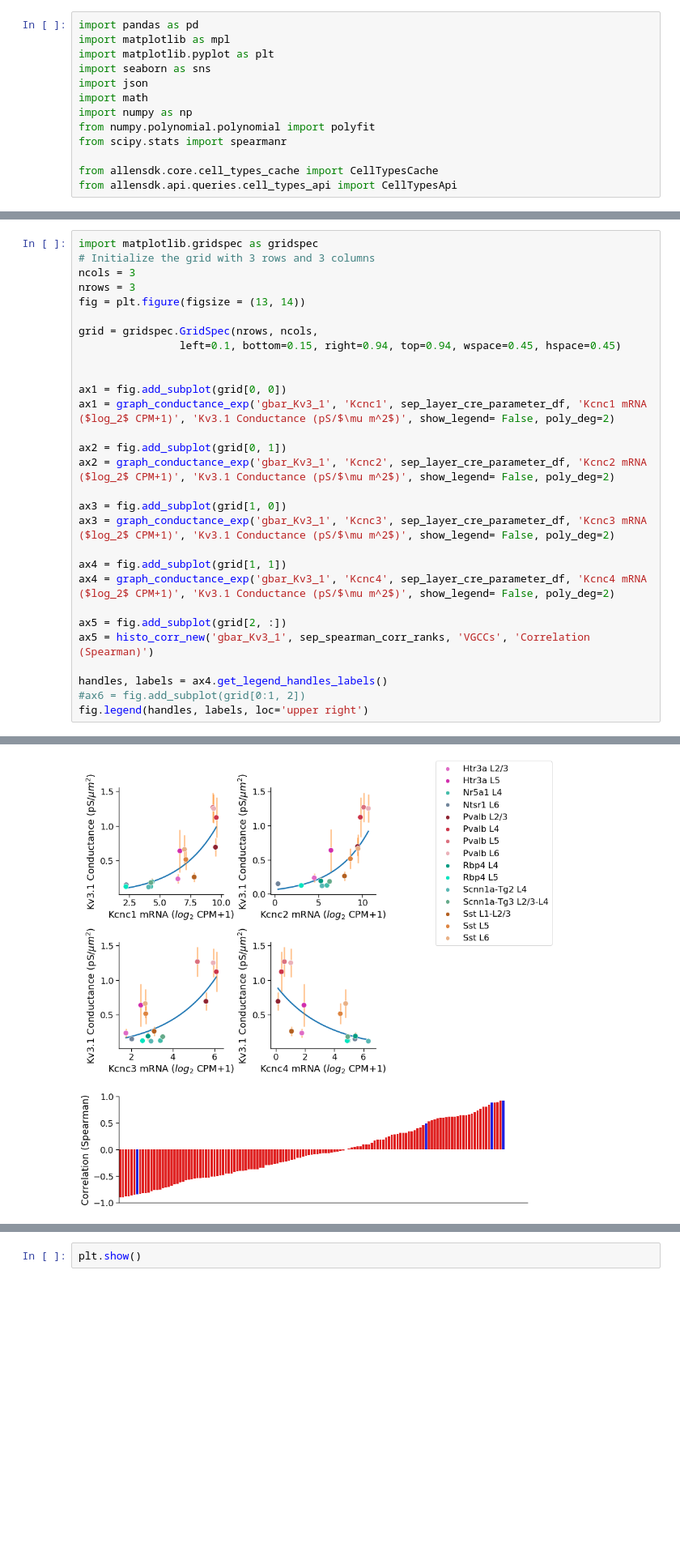
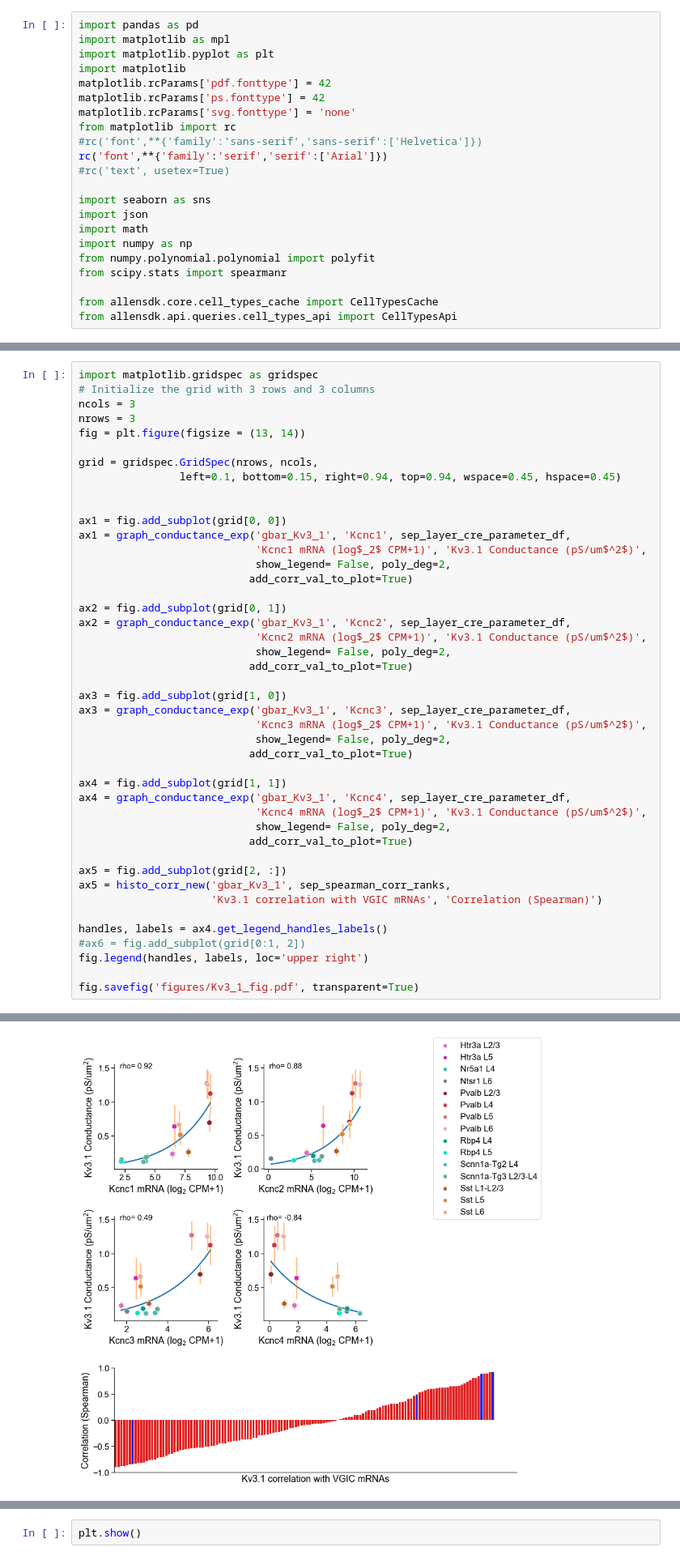
Before and after one commit to allen19981/Conductance_Parameter, a Jupyter notebook: Combining Graphs-Copy1.ipynb, the cells around one changed output, grey strips where cells are left out. Shown at 81% size. Drawn from its saved outputs; the diff is of its cells as text; blank space fills up the shorter version.

```diff
--- a/Combining Graphs-Copy1.ipynb
+++ b/Combining Graphs-Copy1.ipynb
@@ -2,6 +2,15 @@
 import pandas as pd
 import matplotlib as mpl
 import matplotlib.pyplot as plt
+import matplotlib
+matplotlib.rcParams['pdf.fonttype'] = 42
+matplotlib.rcParams['ps.fonttype'] = 42
+matplotlib.rcParams['svg.fonttype'] = 'none'
+from matplotlib import rc
+#rc('font',**{'family':'sans-serif','sans-serif':['Helvetica']})
+rc('font',**{'family':'serif','serif':['Arial']})
+#rc('text', usetex=True)
+
 import seaborn as sns
 import json
 import math
@@ -387,21 +376,36 @@ grid = gridspec.GridSpec(nrows, ncols,
 
 
 ax1 = fig.add_subplot(grid[0, 0])
-ax1 = graph_conductance_exp('gbar_Kv3_1', 'Kcnc1', sep_layer_cre_parameter_df, 'Kcnc1 mRNA ($log_2$ CPM+1)', 'Kv3.1 Conductance (pS/$\mu m^2$)', show_legend= False, poly_deg=2)
+ax1 = graph_conductance_exp('gbar_Kv3_1', 'Kcnc1', sep_layer_cre_parameter_df,
+                            'Kcnc1 mRNA (log$_2$ CPM+1)', 'Kv3.1 Conductance (pS/um$^2$)',
+                            show_legend= False, poly_deg=2,
+                           add_corr_val_to_plot=True)
 
 ax2 = fig.add_subplot(grid[0, 1])
-ax2 = graph_conductance_exp('gbar_Kv3_1', 'Kcnc2', sep_layer_cre_parameter_df, 'Kcnc2 mRNA ($log_2$ CPM+1)', 'Kv3.1 Conductance (pS/$\mu m^2$)', show_legend= False, poly_deg=2)
+ax2 = graph_conductance_exp('gbar_Kv3_1', 'Kcnc2', sep_layer_cre_parameter_df,
+                            'Kcnc2 mRNA (log$_2$ CPM+1)', 'Kv3.1 Conductance (pS/um$^2$)',
+                            show_legend= False, poly_deg=2,
+                           add_corr_val_to_plot=True)
 
 ax3 = fig.add_subplot(grid[1, 0])
-ax3 = graph_conductance_exp('gbar_Kv3_1', 'Kcnc3', sep_layer_cre_parameter_df, 'Kcnc3 mRNA ($log_2$ CPM+1)', 'Kv3.1 Conductance (pS/$\mu m^2$)', show_legend= False, poly_deg=2)
+ax3 = graph_conductance_exp('gbar_Kv3_1', 'Kcnc3', sep_layer_cre_parameter_df,
+                            'Kcnc3 mRNA (log$_2$ CPM+1)', 'Kv3.1 Conductance (pS/um$^2$)',
+                            show_legend= False, poly_deg=2,
+                           add_corr_val_to_plot=True)
 
 ax4 = fig.add_subplot(grid[1, 1])
-ax4 = graph_conductance_exp('gbar_Kv3_1', 'Kcnc4', sep_layer_cre_parameter_df, 'Kcnc4 mRNA ($log_2$ CPM+1)', 'Kv3.1 Conductance (pS/$\mu m^2$)', show_legend= False, poly_deg=2)
+ax4 = graph_conductance_exp('gbar_Kv3_1', 'Kcnc4', sep_layer_cre_parameter_df,
+                            'Kcnc4 mRNA (log$_2$ CPM+1)', 'Kv3.1 Conductance (pS/um$^2$)',
+                            show_legend= False, poly_deg=2,
+                           add_corr_val_to_plot=True)
 
 ax5 = fig.add_subplot(grid[2, :])
-ax5 = histo_corr_new('gbar_Kv3_1', sep_spearman_corr_ranks, 'VGCCs', 'Correlation (Spearman)')
+ax5 = histo_corr_new('gbar_Kv3_1', sep_spearman_corr_ranks,
+                     'Kv3.1 correlation with VGIC mRNAs', 'Correlation (Spearman)')
 
 handles, labels = ax4.get_legend_handles_labels()
 #ax6 = fig.add_subplot(grid[0:1, 2])
 fig.legend(handles, labels, loc='upper right')
+
+fig.savefig('figures/Kv3_1_fig.pdf', transparent=True)
 # %% [output]
@@ -409,4 +412,4 @@ fig.legend(handles, labels, loc='upper right')
-[figure, old version]
+[figure, new version]
 # %%
 # K_T and Kcnd family
 ncols = 2
```
Also changed, not shown: parts of 9 cells of this notebook, 12 other files.
